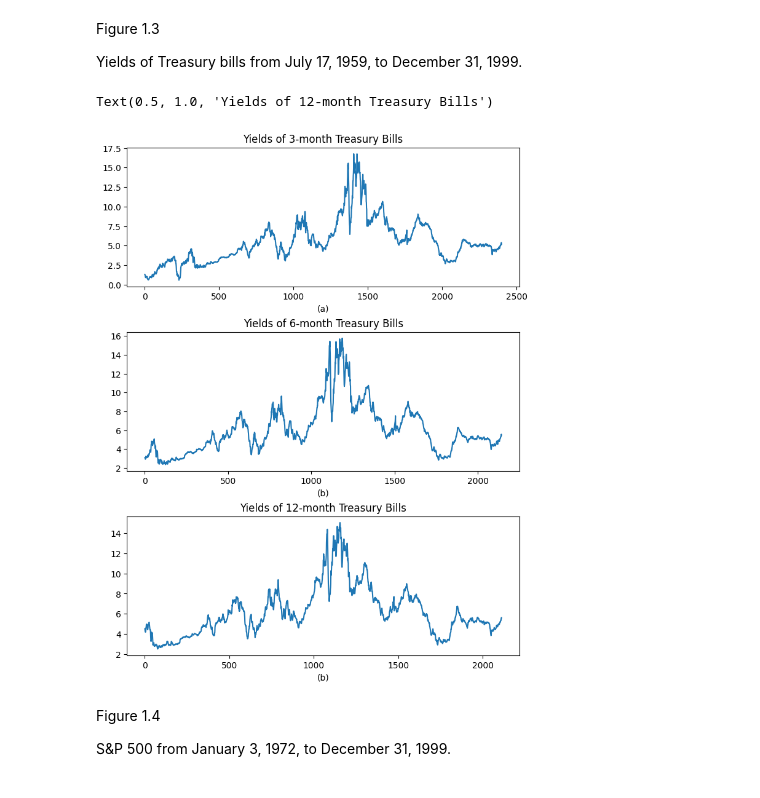
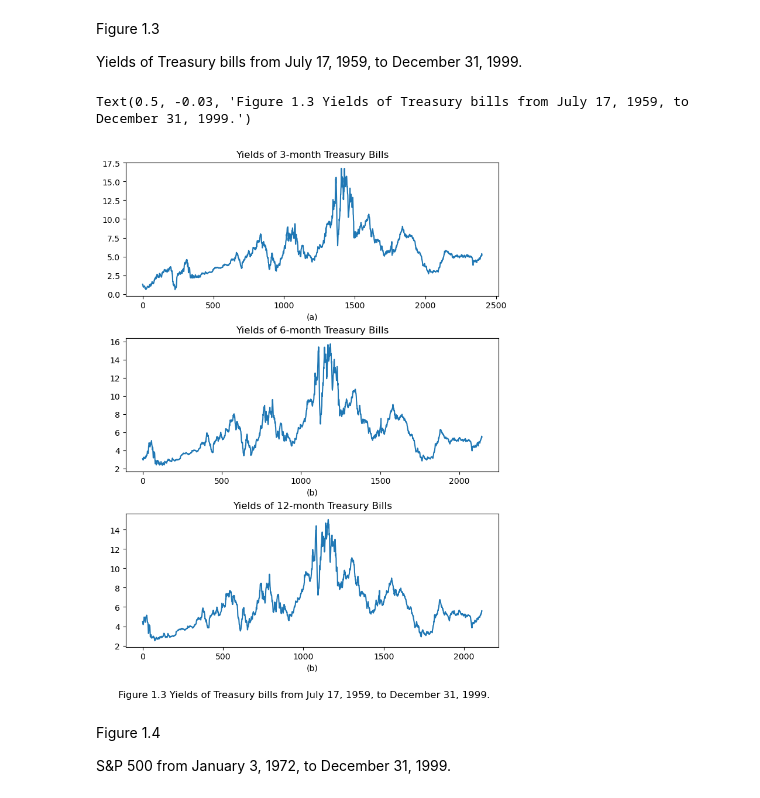
Before and after one commit to lu-lu-xue/Applied-Time-Series-Analysis, a Jupyter notebook: Python/ch1/Section 1.1.ipynb, the cells around one changed output. Drawn from its saved outputs; the diff is of its cells as text; code cells hidden in the pictures.

```diff
--- a/Python/ch1/Section 1.1.ipynb
+++ b/Python/ch1/Section 1.1.ipynb
@@ -89,17 +101,19 @@ bill12 = readBills("bills12.dat")
 # %%
 fig, axs = plt.subplots(3, 1, figsize=(7,9),constrained_layout = True)
 axs[0].plot(bill03)
 axs[0].set_xlabel('(a)')
 axs[0].set_title("Yields of 3-month Treasury Bills")
 axs[1].plot(bill06)
 axs[1].set_xlabel('(b)')
 axs[1].set_title("Yields of 6-month Treasury Bills")
 axs[2].plot(bill12)
 axs[2].set_xlabel('(b)')
 axs[2].set_title("Yields of 12-month Treasury Bills")
+
+fig.suptitle('Figure 1.3 Yields of Treasury bills from July 17, 1959, to December 31, 1999.', y=-0.03)
 # %% [output]
-Text(0.5, 1.0, 'Yields of 12-month Treasury Bills')
+Text(0.5, -0.03, 'Figure 1.3 Yields of Treasury bills from July 17, 1959, to December 31, 1999.')
-[figure, old version]
+[figure, new version]
 # %% [markdown]
 Figure 1.4
 
```
Also changed, not shown: parts of 3 cells of this notebook.
